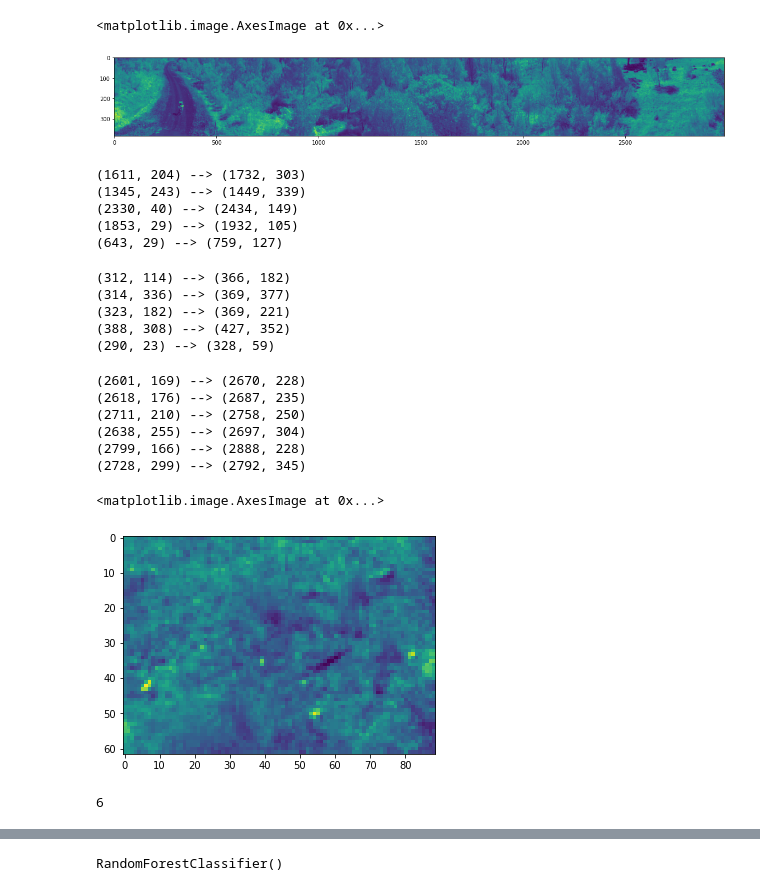
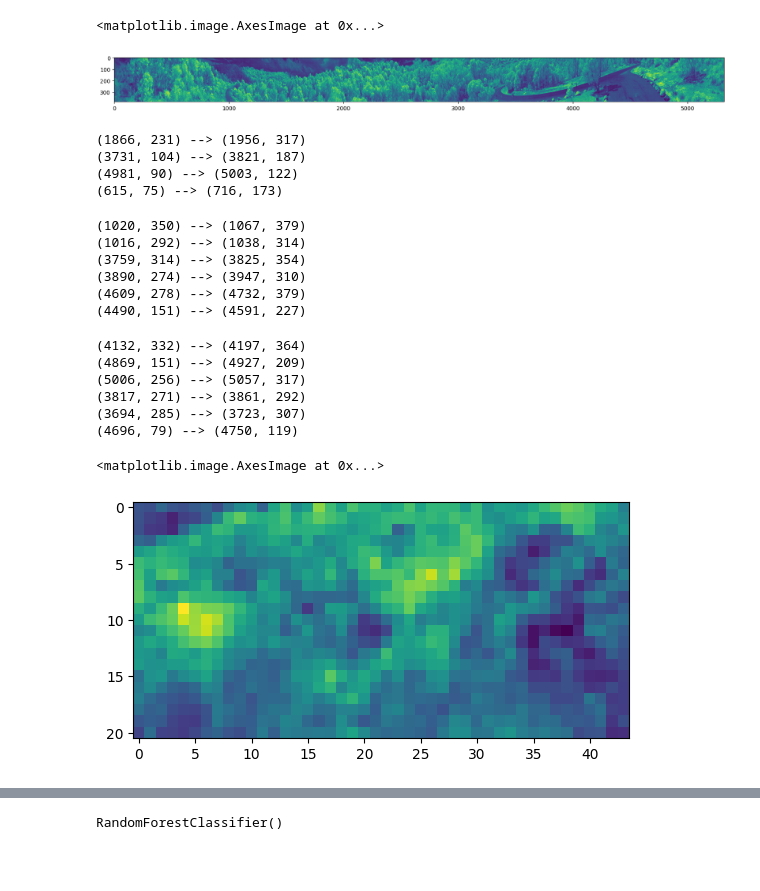
Before and after one commit to kierab/spect-fusion, a Jupyter notebook: fuse-training.ipynb, the cells around one changed output, grey strips where cells are left out. Cells and saved outputs as stored; diff of their text form; code cells hidden in the pictures; blank space fills up the shorter version.

```diff
--- a/fuse-training.ipynb
+++ b/fuse-training.ipynb
@@ -99,9 +118,9 @@ fuse.shape
 # %%
 plt.figure(figsize=(20,10))
-plt.imshow(fuse[300,:,:])
+plt.imshow(fuse[250,:,:])
 # %% [output]
 <matplotlib.image.AxesImage at 0x...>
-[figure, old version]
+[figure, new version]
 # %%
 #initialise lists to hold training ROIs
 #run this cell to clear the data or something
@@ -114,7 +133,7 @@ dry_trains = []
 from matplotlib.widgets import EllipseSelector, RectangleSelector
 import numpy as np
 import matplotlib.pyplot as plt
-# https://matplotlib.org/stable/gallery/widgets/rectangle_selector.html
+# adapted from https://matplotlib.org/stable/gallery/widgets/rectangle_selector.html - see here for more info
 
 
 #training data for tree
@@ -134,7 +153,7 @@ def select_callback(eclick, erelease):
 fig, ax = plt.subplots(1,1,figsize=(20,10))
 selectors = []
 ax.imshow(rgb_resized)  # plot something
-ax.set_title(f"Click and drag to draw a recntagle")
+ax.set_title(f"Click and drag to draw a recntagle (tree)")
 selectors.append(RectangleSelector(
     ax, select_callback,
     useblit=True,
@@ -145,11 +164,10 @@ selectors.append(RectangleSelector(
 # fig.canvas.mpl_connect('key_press_event', keypress)
 plt.show()
 # %% [output]
-(1611, 204) --> (1732, 303)
-(1345, 243) --> (1449, 339)
-(2330, 40) --> (2434, 149)
-(1853, 29) --> (1932, 105)
-(643, 29) --> (759, 127)
+(1866, 231) --> (1956, 317)
+(3731, 104) --> (3821, 187)
+(4981, 90) --> (5003, 122)
+(615, 75) --> (716, 173)
 # %%
 #training data for road
 def select_callback(eclick, erelease):
@@ -168,7 +186,7 @@ def select_callback(eclick, erelease):
 fig, ax = plt.subplots(1,1,figsize=(20,10))
 selectors = []
 ax.imshow(rgb_resized)  # plot something
-ax.set_title(f"Click and drag to draw a recntagle")
+ax.set_title(f"Click and drag to draw a recntagle (road)")
 selectors.append(RectangleSelector(
     ax, select_callback,
     useblit=True,
@@ -179,11 +197,12 @@ selectors.append(RectangleSelector(
 # fig.canvas.mpl_connect('key_press_event', keypress)
 plt.show()
 # %% [output]
-(312, 114) --> (366, 182)
-(314, 336) --> (369, 377)
-(323, 182) --> (369, 221)
-(388, 308) --> (427, 352)
-(290, 23) --> (328, 59)
+(1020, 350) --> (1067, 379)
+(1016, 292) --> (1038, 314)
+(3759, 314) --> (3825, 354)
+(3890, 274) --> (3947, 310)
+(4609, 278) --> (4732, 379)
+(4490, 151) --> (4591, 227)
 # %%
 #training data for dry
 def select_callback(eclick, erelease):
@@ -202,7 +221,7 @@ def select_callback(eclick, erelease):
 fig, ax = plt.subplots(1,1,figsize=(20,10))
 selectors = []
 ax.imshow(rgb_resized)  # plot something
-ax.set_title(f"Click and drag to draw a recntagle")
+ax.set_title(f"Click and drag to draw a recntagle (dry)")
 selectors.append(RectangleSelector(
     ax, select_callback,
     useblit=True,
@@ -213,22 +232,20 @@ selectors.append(RectangleSelector(
 # fig.canvas.mpl_connect('key_press_event', keypress)
 plt.show()
 # %% [output]
-(2601, 169) --> (2670, 228)
-(2618, 176) --> (2687, 235)
-(2711, 210) --> (2758, 250)
-(2638, 255) --> (2697, 304)
-(2799, 166) --> (2888, 228)
-(2728, 299) --> (2792, 345)
+(4132, 332) --> (4197, 364)
+(4869, 151) --> (4927, 209)
+(5006, 256) --> (5057, 317)
+(3817, 271) --> (3861, 292)
+(3694, 285) --> (3723, 307)
+(4696, 79) --> (4750, 119)
 # %%
 %matplotlib inline
-plt.imshow(dry_trains[4][100,:,:])
+
+#just visualising it to verify
+plt.imshow(dry_trains[3][100,:,:])
 # %% [output]
 <matplotlib.image.AxesImage at 0x...>
-[figure, old version]
+[figure, new version]
-# %%
-len(dry_trains)
-# %% [output]
-6
 # %%
 training = [] # list to convert into df
 
```
Also changed, not shown: parts of 42 cells of this notebook.
